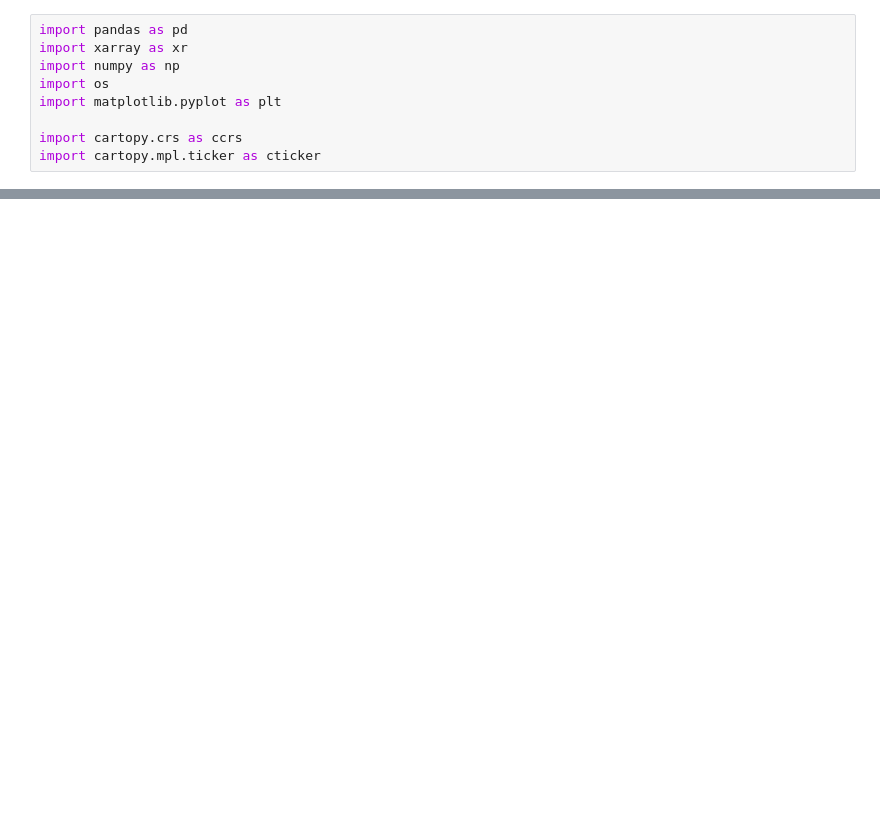
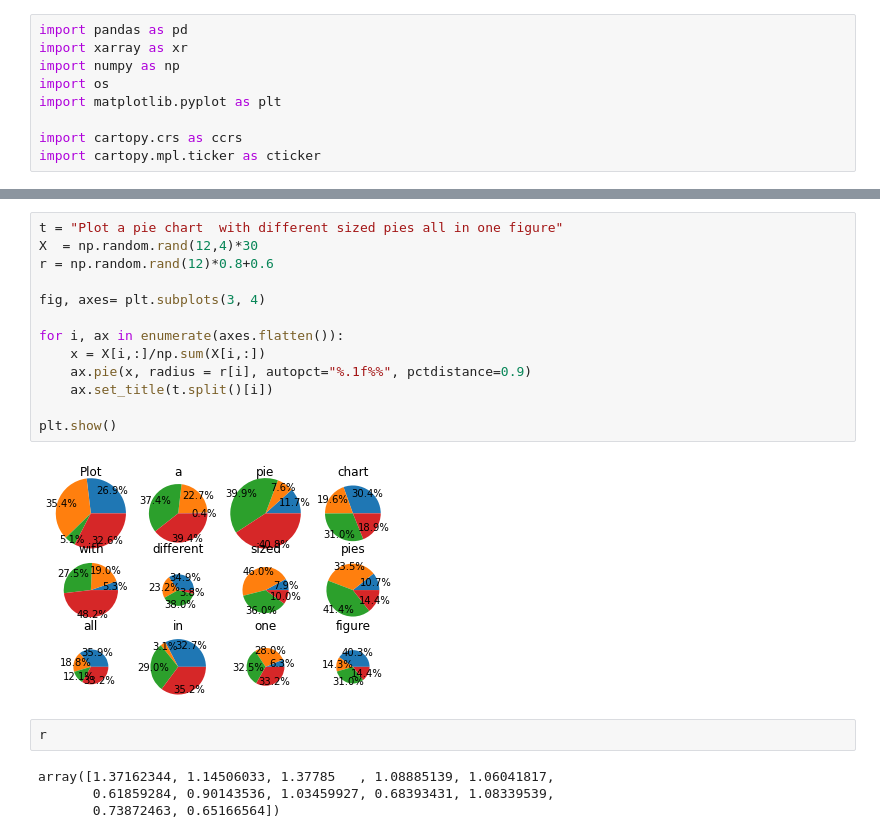
Before and after one commit to yusukemh/StatisticalDownscaling, a Jupyter notebook: finalize/02_dataset_explorer.ipynb, the cells around one changed output, grey strips where cells are left out. Drawn from its saved outputs; the diff is of its cells as text; blank space fills up the shorter version.

```diff
--- a/finalize/02_dataset_explorer.ipynb
+++ b/finalize/02_dataset_explorer.ipynb
@@ -133,0 +379,21 @@ print()
+# %%
+t = "Plot a pie chart  with different sized pies all in one figure"
+X  = np.random.rand(12,4)*30
+r = np.random.rand(12)*0.8+0.6
+
+fig, axes= plt.subplots(3, 4)
+
+for i, ax in enumerate(axes.flatten()):
+    x = X[i,:]/np.sum(X[i,:])
+    ax.pie(x, radius = r[i], autopct="%.1f%%", pctdistance=0.9)
+    ax.set_title(t.split()[i])
+
+plt.show()
+# %% [output]
+[figure, added]
+# %%
+r
+# %% [output]
+array([1.37162344, 1.14506033, 1.37785   , 1.08885139, 1.06041817,
+       0.61859284, 0.90143536, 1.03459927, 0.68393431, 1.08339539,
+       0.73872463, 0.65166564])
```
Also changed, not shown: parts of 25 cells of this notebook, 5 other files.
